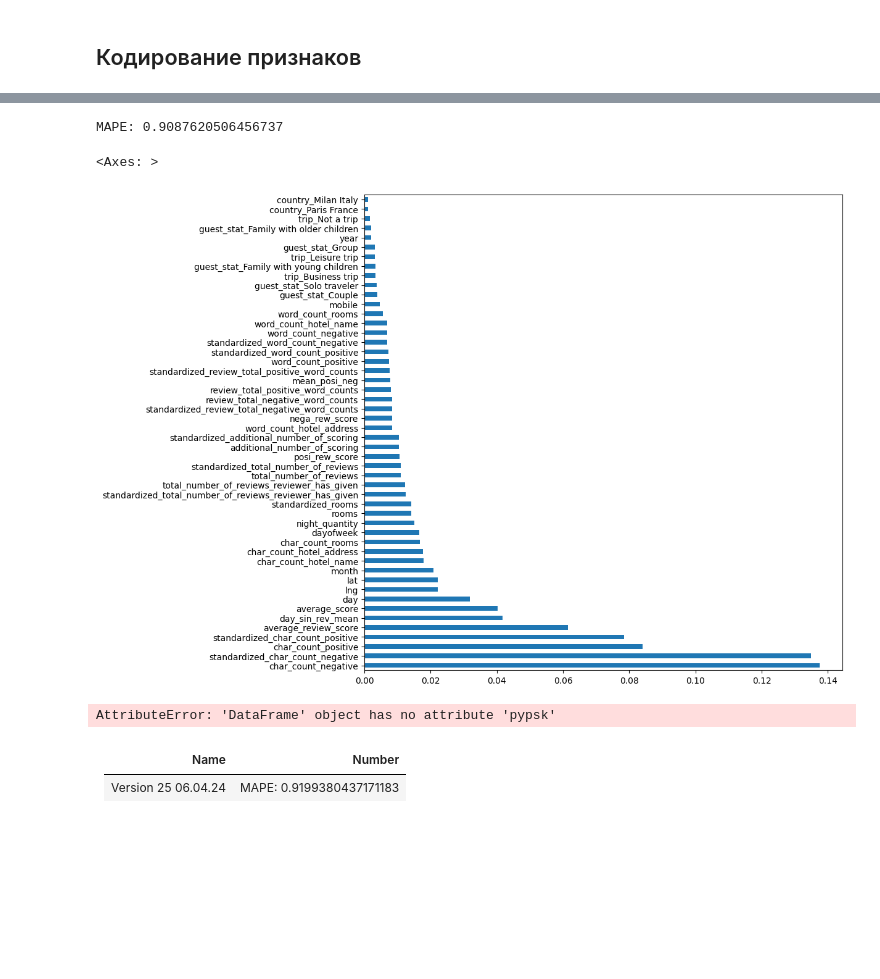
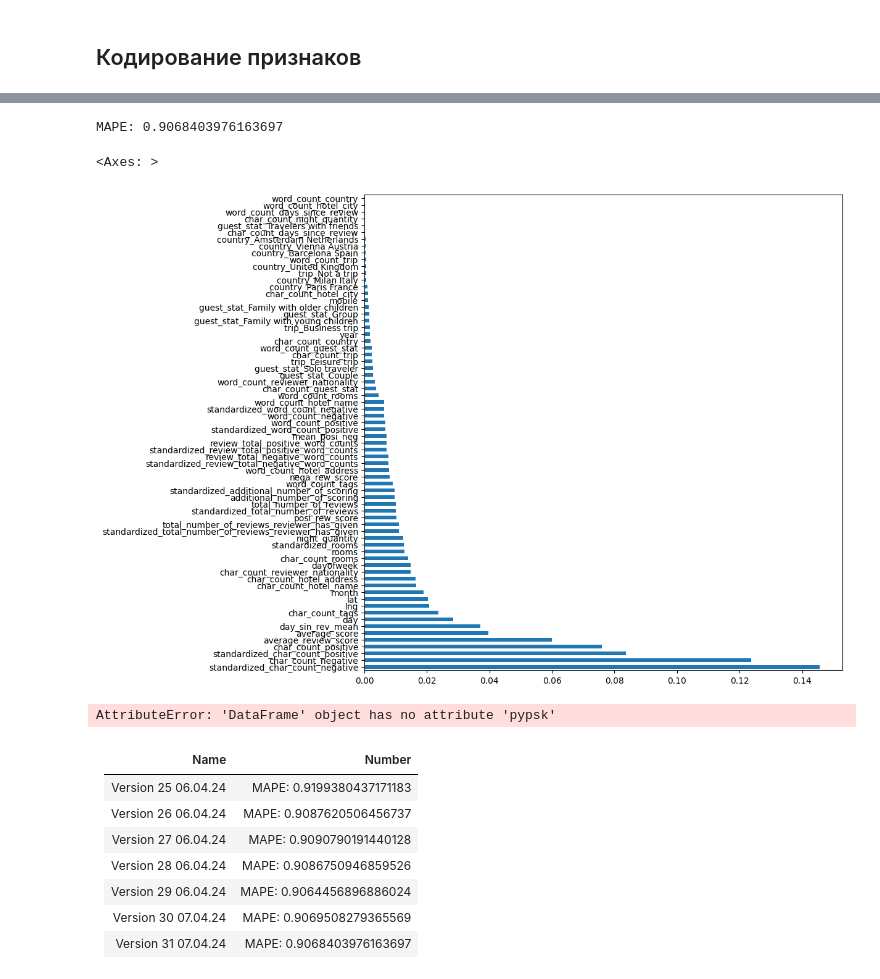
Before and after one commit to qv1k1/I_Win, a Jupyter notebook: version-25-06-04-24.ipynb, the cells around one changed output, grey strips where cells are left out. Saved outputs shown, nothing was run; the diff lists cells and outputs as text; code cells hidden in the pictures; blank space fills up the shorter version.

Commit message:
Kaggle Notebook | version 31 07.04.24 | Version 31 07.04.24

```diff
--- a/version-25-06-04-24.ipynb
+++ b/version-25-06-04-24.ipynb
@@ -1051,22 +1073,42 @@ def count_words(text):
     tokens = word_tokenize(text.lower())  # Токенизация и приведение к нижнему регистру
     return len(tokens)
 
-
 data['word_count_negative'] = data['negative_review'].apply(count_words)
 data['word_count_positive'] = data['positive_review'].apply(count_words)
 data['word_count_hotel_name'] = data['hotel_name'].apply(count_words)
 data['word_count_hotel_address'] = data['hotel_address'].apply(count_words)
 data['word_count_rooms'] = data['rooms'].apply(count_words)
+
+
+data['word_count_reviewer_nationality'] = data['reviewer_nationality'].apply(count_words)
+data['word_count_tags'] = data['tags'].apply(count_words)
+data['word_count_days_since_review'] = data['days_since_review'].apply(count_words)
+data['word_count_hotel_city'] = data['hotel_city'].apply(count_words)
+data['word_count_country'] = data['country'].apply(count_words)
+# data['word_count_tags_clean'] = data['tags_clean'].apply(count_words)
+data['word_count_trip'] = data['trip'].apply(count_words)
+data['word_count_guest_stat'] = data['guest_stat'].apply(count_words)
+data['word_count_night_quantity'] = data['night_quantity'].apply(count_words)
+
 # Функция для подсчета количества символов в отзыве
 def count_characters(text):
     return len(text)
-
 
 data['char_count_negative'] = data['negative_review'].apply(count_characters)
 data['char_count_positive'] = data['positive_review'].apply(count_characters)
 data['char_count_hotel_name'] = data['hotel_name'].apply(count_characters)
 data['char_count_hotel_address'] = data['hotel_address'].apply(count_characters)
 data['char_count_rooms'] = data['rooms'].apply(count_characters)
+
+data['char_count_reviewer_nationality'] = data['reviewer_nationality'].apply(count_characters)
+data['char_count_tags'] = data['tags'].apply(count_characters)
+data['char_count_days_since_review'] = data['days_since_review'].apply(count_characters)
+data['char_count_hotel_city'] = data['hotel_city'].apply(count_characters)
+data['char_count_country'] = data['country'].apply(count_characters)
+# data['char_count_tags_clean'] = data['tags_clean'].apply(count_characters)
+data['char_count_trip'] = data['trip'].apply(count_characters)
+data['char_count_guest_stat'] = data['guest_stat'].apply(count_characters)
+data['char_count_night_quantity'] = data['night_quantity'].apply(count_characters)
 # %% [output]
 [nltk_data] Error loading punkt: <urlopen error [Errno -3] Temporary
 [nltk_data]     failure in name resolution>
@@ -1631,22 +1684,28 @@ y_pred = model.predict(X_test)
 # Метрика называется Mean Absolute Error (MAE) и показывает среднее отклонение предсказанных значений от фактических.
 print('MAPE:', metrics.mean_absolute_error(y_test, y_pred))
 # %% [output]
-MAPE: 0.9087620506456737
+MAPE: 0.9068403976163697
 # %%
 # в RandomForestRegressor есть возможность вывести самые важные признаки для модели
 plt.rcParams['figure.figsize'] = (10,10)
 feat_importances = pd.Series(model.feature_importances_, index=X.columns)
-feat_importances.nlargest(60).plot(kind='barh')
+feat_importances.nlargest(70).plot(kind='barh')
 # %% [output]
 <Axes: >
-[figure, old version]
+[figure, new version]
 # %%
 data.pypsk()
 # %% [output]
 AttributeError: 'DataFrame' object has no attribute 'pypsk'
-# %% [markdown]
-|Name | Number|
-|--|--|
-Version 25 06.04.24 | MAPE: 0.9199380437171183
+# %% [markdown]
+|Name | Number|
+|--|--|
+Version 25 06.04.24 | MAPE: 0.9199380437171183
+Version 26 06.04.24 | MAPE: 0.9087620506456737
+Version 27 06.04.24 | MAPE: 0.9090790191440128
+Version 28 06.04.24 | MAPE: 0.9086750946859526
+Version 29 06.04.24 | MAPE: 0.9064456896886024
+Version 30 07.04.24 | MAPE: 0.9069508279365569
+Version 31 07.04.24 | MAPE: 0.9068403976163697
 # %%
 test_data.sample(10)
```
Also changed, not shown: parts of 63 cells of this notebook.
